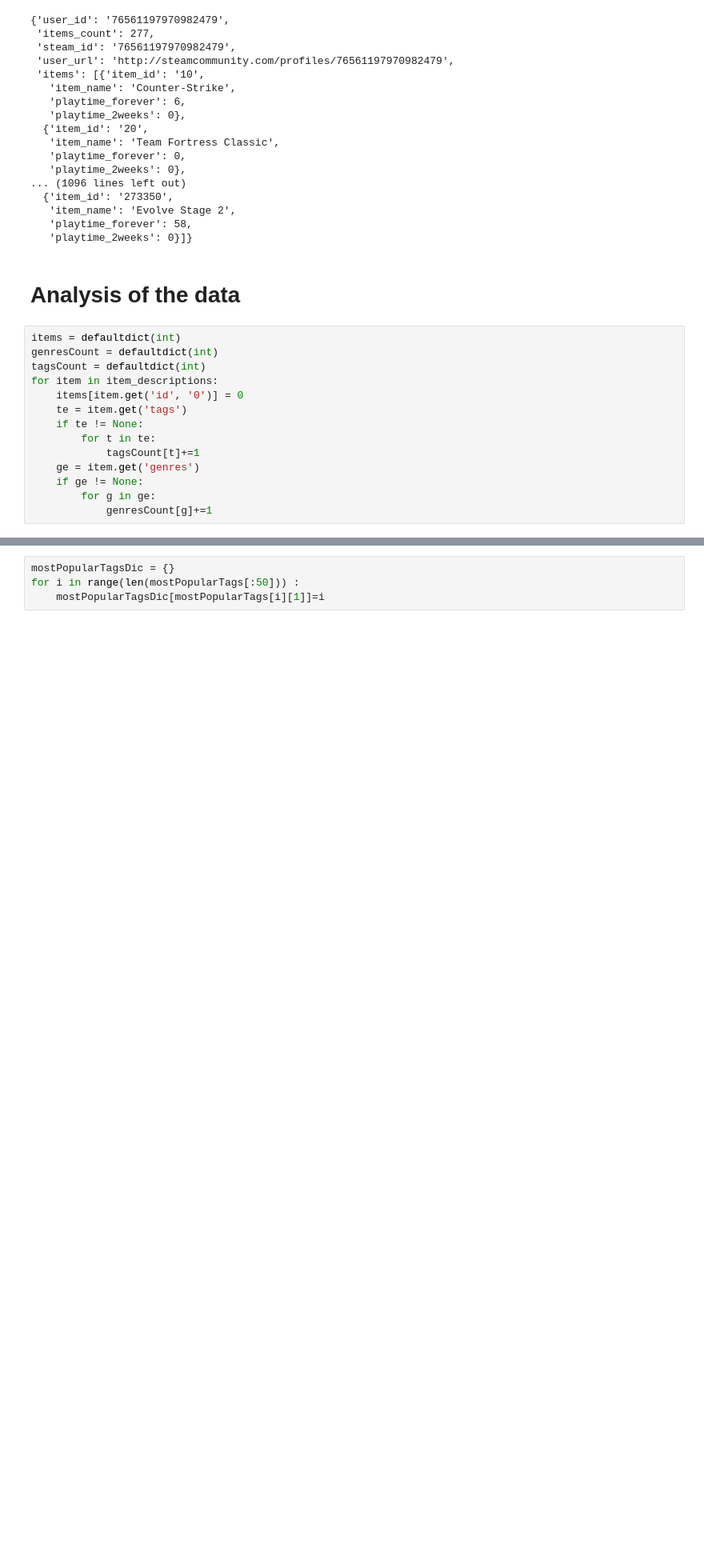
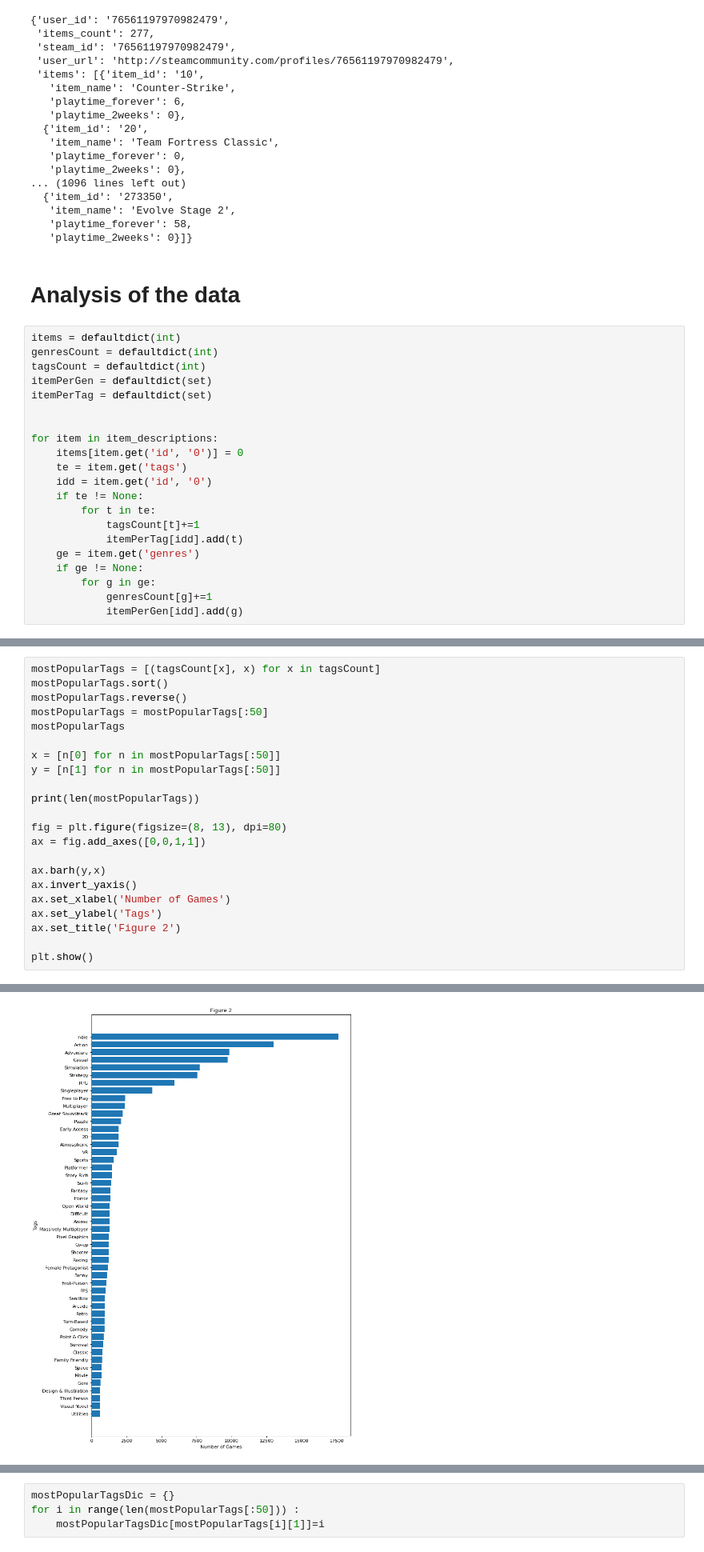
Before and after one commit to bbyiinini/steam-recommander, a Jupyter notebook: a2.ipynb, the cells around one changed output, grey strips where cells are left out. Shown at 80% size. Drawn from its saved outputs; the diff is of its cells as text; blank space fills up the shorter version.

```diff
--- a/a2.ipynb
+++ b/a2.ipynb
@@ -77,13 +77,20 @@ user_item[0]
 items = defaultdict(int)
 genresCount = defaultdict(int)
 tagsCount = defaultdict(int)
+itemPerGen = defaultdict(set)
+itemPerTag = defaultdict(set)
+
+
 for item in item_descriptions:
     items[item.get('id', '0')] = 0
     te = item.get('tags')
+    idd = item.get('id', '0')
     if te != None:
         for t in te:
             tagsCount[t]+=1
+            itemPerTag[idd].add(t)
     ge = item.get('genres')
     if ge != None:
         for g in ge:
             genresCount[g]+=1
+            itemPerGen[idd].add(g)
@@ -138,0 +97,23 @@ mostPopularGenres[:50]
+# %%
+mostPopularTags = [(tagsCount[x], x) for x in tagsCount]
+mostPopularTags.sort()
+mostPopularTags.reverse()
+mostPopularTags = mostPopularTags[:50]
+mostPopularTags
+
+x = [n[0] for n in mostPopularTags[:50]]
+y = [n[1] for n in mostPopularTags[:50]]
+
+print(len(mostPopularTags))
+
+fig = plt.figure(figsize=(8, 13), dpi=80)
+ax = fig.add_axes([0,0,1,1])
+
+ax.barh(y,x)
+ax.invert_yaxis()
+ax.set_xlabel('Number of Games')
+ax.set_ylabel('Tags')
+ax.set_title('Figure 2')
+
+plt.show()
+# %% [output]
@@ -138,0 +121 @@ mostPopularGenres[:50]
+[figure, added]
```
Also changed, not shown: parts of 8 cells of this notebook, 5 other files.
